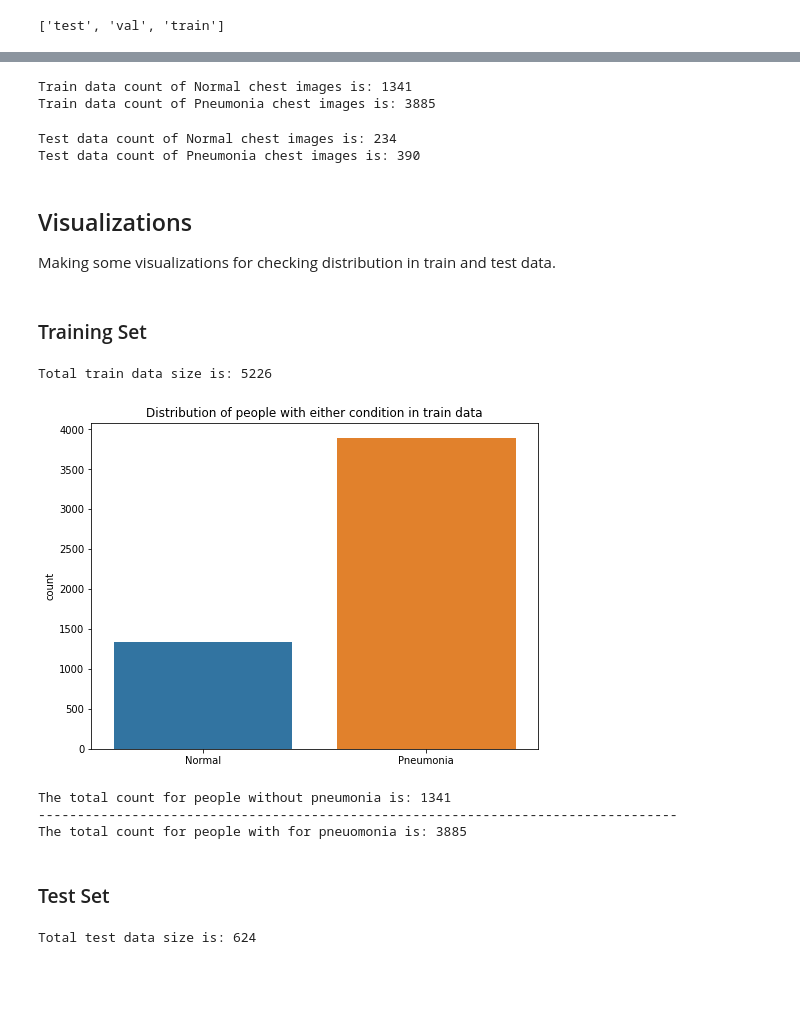
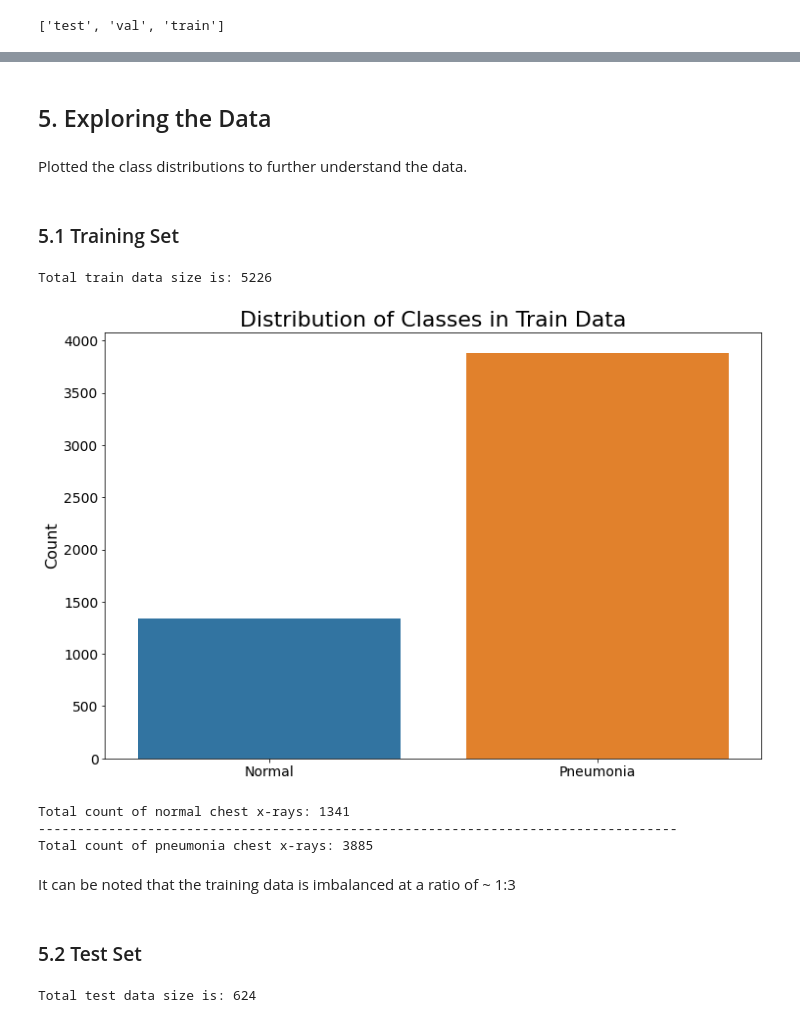
Before and after one commit to fredtush/Image-Classification-with-CNN, a Jupyter notebook: Image_Classification_with_Deep_Learning.ipynb, the cells around one changed output, grey strips where cells are left out. Saved outputs shown, nothing was run; the diff lists cells and outputs as text; code cells hidden in the pictures; blank space fills up the shorter version.

Commit message:
Formatted Notebook and added time stamps to the models

```diff
--- a/Image_Classification_with_Deep_Learning.ipynb
+++ b/Image_Classification_with_Deep_Learning.ipynb
@@ -168,25 +151,9 @@ Exploring the shape of both the images and the label sets of the train and test
-# %%
-# preview the size of train data
-
-print('Train data count of Normal chest images is:', np.shape(train_norm_images)[0])
-print('Train data count of Pneumonia chest images is:', np.shape(train_pneu_images)[0])
-# %% [output]
-Train data count of Normal chest images is: 1341
-Train data count of Pneumonia chest images is: 3885
-# %%
-# preview the size of test data
-
-print('Test data count of Normal chest images is:', np.shape(test_norm_images)[0])
-print('Test data count of Pneumonia chest images is:', np.shape(test_pneu_images)[0])
-# %% [output]
-Test data count of Normal chest images is: 234
-Test data count of Pneumonia chest images is: 390
-# %% [markdown]
-## Visualizations
-
-Making some visualizations for checking distribution in train and test data.
+# %% [markdown]
+## 5. Exploring the Data
+# %% [markdown]
+Plotted the class distributions to further understand the data.
 # %% [markdown]
-### Training Set
+### 5.1 Training Set
 # %%
 # combining all the training data
 
@@ -197,33 +164,44 @@ Total train data size is: 5226
 # %%
 # creating countplot for total_counts_train
 
 total_counts_train = []
 pneu_len_train = 0
 norm_len_train = 0
 
 for i in total_train:
     if i[0] == 'p':
         total_counts_train.append('Pneumonia')
         pneu_len_train += 1
     elif i[0] == 'N' or i[0] == 'I':
         total_counts_train.append('Normal')
         norm_len_train += 1
 
-plt.figure(figsize=(8, 6))
+plt.figure(figsize=(12, 8))
+
+title_font_dict = {'size': 22}
+labels_font_dict = {'size': 16}
+
 sns.countplot(x=total_counts_train)
-plt.title('Distribution of people with either condition in train data')
+
+plt.ylabel('Count', labels_font_dict)
+plt.xticks(fontsize = 14 )
+plt.yticks(fontsize = 14 )
+
+plt.title('Distribution of Classes in Train Data', title_font_dict)
 plt.show()
 
-print('\nThe total count for people without pneumonia is: {}'.format(norm_len_train))
+print('\nTotal count of normal chest x-rays: {}'.format(norm_len_train))
 print('----------------------------------------------------------------------------------')
-print('The total count for people with for pneuomonia is: {}'.format(pneu_len_train))
+print('Total count of pneumonia chest x-rays: {}'.format(pneu_len_train))
 # %% [output]
-[figure, old version]
+[figure, new version]
-The total count for people without pneumonia is: 1341
+Total count of normal chest x-rays: 1341
 ----------------------------------------------------------------------------------
-The total count for people with for pneuomonia is: 3885
+Total count of pneumonia chest x-rays: 3885
+# %% [markdown]
+It can be noted that the training data is imbalanced at a ratio of ~ 1:3
 # %% [markdown]
-### Test Set
+### 5.2 Test Set
 # %%
 # combining all the test data
 
```
Also changed, not shown: parts of 33 cells of this notebook.
